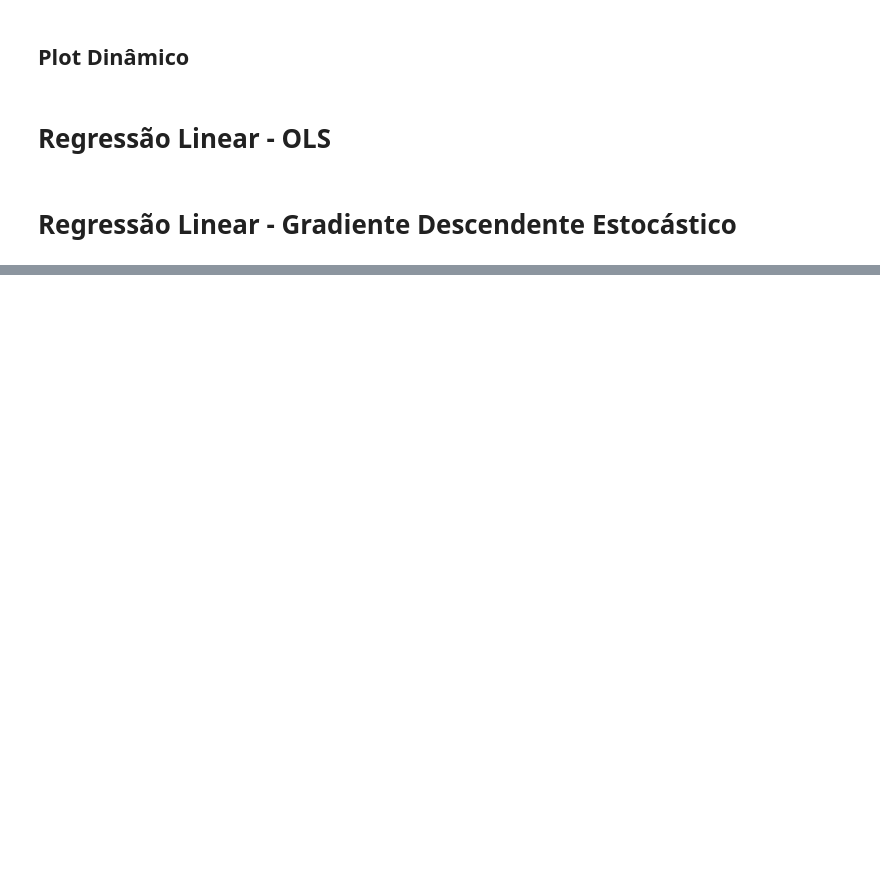
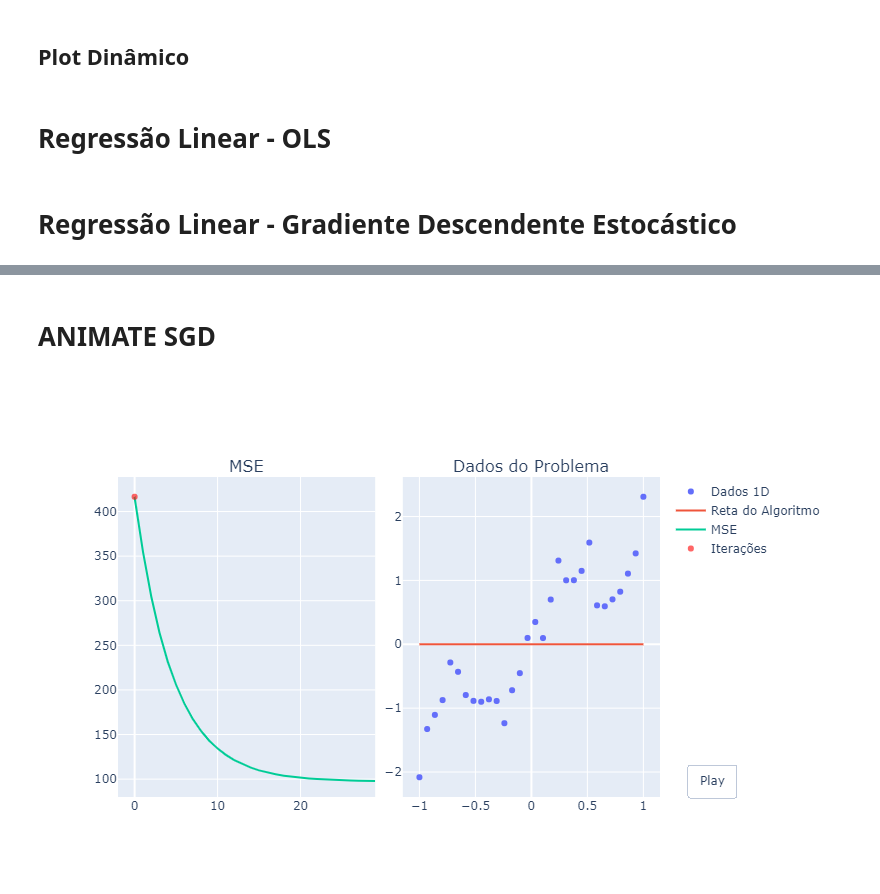
Before and after one commit to davinavarro/mestrado, a Jupyter notebook: 01 - Aprendizado de Máquina/Python/lista01.ipynb, the cells around one changed output, grey strips where cells are left out. Saved outputs shown, nothing was run; the diff lists cells and outputs as text; code cells hidden in the pictures; blank space fills up the shorter version.

```diff
--- a/01 - Aprendizado de Máquina/Python/lista01.ipynb
+++ b/01 - Aprendizado de Máquina/Python/lista01.ipynb
@@ -305,0 +399,48 @@ class AlgoritmoSGD:
+# %% [markdown]
+# ANIMATE SGD
+# %%
+fig = make_subplots(
+    rows=1, cols=2, subplot_titles=('MSE', 'Dados do Problema'),
+    horizontal_spacing=0.051
+)
+
+fig.add_trace(go.Scatter(x = x,y = y,mode = 'markers', name = 'Dados 1D') ,row=1, col=2)
+fig.add_trace(go.Scatter(x = x,y = [0]*len(x), name = 'Reta do Algoritmo'),row=1, col=2)
+
+fig_data_mse = sgd.plot_mse().data[0]
+#fig_data_mse.mode = 'markers'
+#fig_data_mse.marker = dict(color="black", size=5)
+
+fig.add_trace(fig_data_mse, row=1, col=1)
+
+fig.add_trace(go.Scatter(x = [0], y = [sgd.valores_mse[0]], name = 'Iterações',mode = 'markers',opacity = 0.6,  marker = dict(color = 'red')), row=1, col=1)
+
+frames =[go.Frame(data=[go.Scatter(visible=True),
+
+                        go.Scatter(x = x, y = sgd.valores_w0[k] + sgd.valores_w1[k]*x),
+
+                        go.Scatter(visible=True),
+
+                        go.Scatter(x = [k] ,y = [sgd.valores_mse[k]], mode = 'markers',marker=dict(color="red", size=10))],
+                  traces=[0,1,2,3]) for k in range(0,len(sgd.valores_mse),5)]
+
+fig.frames=frames
+button = dict(
+             label='Play',
+             method='animate',
+             args=[None, dict(frame=dict(duration=1000, redraw=False),
+                              fromcurrent=True,
+                              mode='animate')])
+fig.update_layout(updatemenus=[dict(type='buttons',
+                              showactive=False,
+                              y=0,
+                              x=1.05,
+                              xanchor='left',
+                              yanchor='bottom',
+                              buttons=[button] )
+                                      ],
+                 width=1000, height=500)
+
+fig
+# %% [output]
+[figure, added]
```
Also changed, not shown: parts of 15 cells of this notebook.
